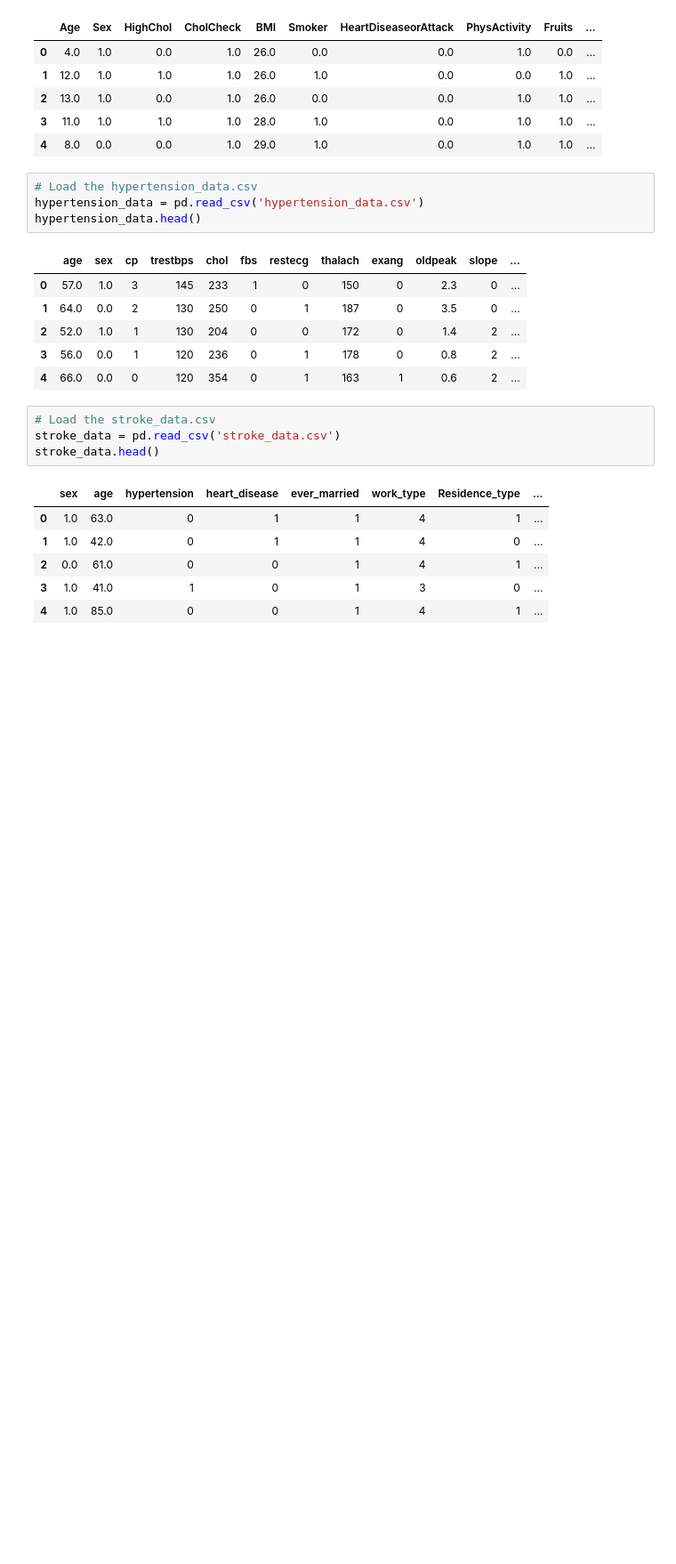
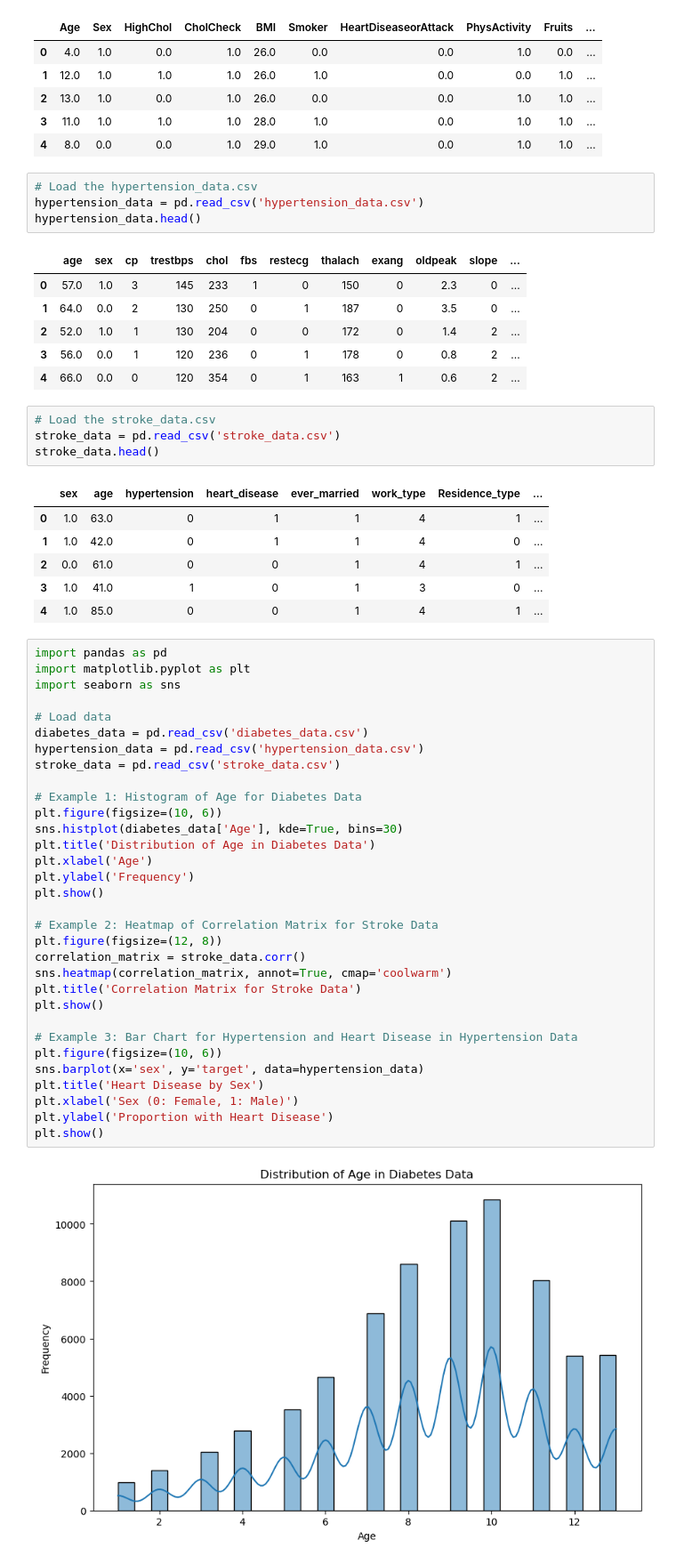
Before and after one commit to shemani2/project_4, a Jupyter notebook: data-analysis.ipynb, the cells around one changed output. Shown: that part at 89% size. Saved outputs shown, nothing was run; the diff lists cells and outputs as text; blank space fills up the shorter version.

```diff
--- a/data-analysis.ipynb
+++ b/data-analysis.ipynb
@@ -33,3 +33,37 @@ stroke_data.head()
 | 2 | 0.0 | 61.0 | 0 | 0 | 1 | 4 | 1 | ... |
 | 3 | 1.0 | 41.0 | 1 | 0 | 1 | 3 | 0 | ... |
 | 4 | 1.0 | 85.0 | 0 | 0 | 1 | 4 | 1 | ... |
+# %%
+import pandas as pd
+import matplotlib.pyplot as plt
+import seaborn as sns
+
+# Load data
+diabetes_data = pd.read_csv('diabetes_data.csv')
+hypertension_data = pd.read_csv('hypertension_data.csv')
+stroke_data = pd.read_csv('stroke_data.csv')
+
+# Example 1: Histogram of Age for Diabetes Data
+plt.figure(figsize=(10, 6))
+sns.histplot(diabetes_data['Age'], kde=True, bins=30)
+plt.title('Distribution of Age in Diabetes Data')
+plt.xlabel('Age')
+plt.ylabel('Frequency')
+plt.show()
+
+# Example 2: Heatmap of Correlation Matrix for Stroke Data
+plt.figure(figsize=(12, 8))
+correlation_matrix = stroke_data.corr()
+sns.heatmap(correlation_matrix, annot=True, cmap='coolwarm')
+plt.title('Correlation Matrix for Stroke Data')
+plt.show()
+
+# Example 3: Bar Chart for Hypertension and Heart Disease in Hypertension Data
+plt.figure(figsize=(10, 6))
+sns.barplot(x='sex', y='target', data=hypertension_data)
+plt.title('Heart Disease by Sex')
+plt.xlabel('Sex (0: Female, 1: Male)')
+plt.ylabel('Proportion with Heart Disease')
+plt.show()
+# %% [output]
+[figure, added]
```
Also changed, not shown: parts of 12 cells of this notebook, 3 other files.
